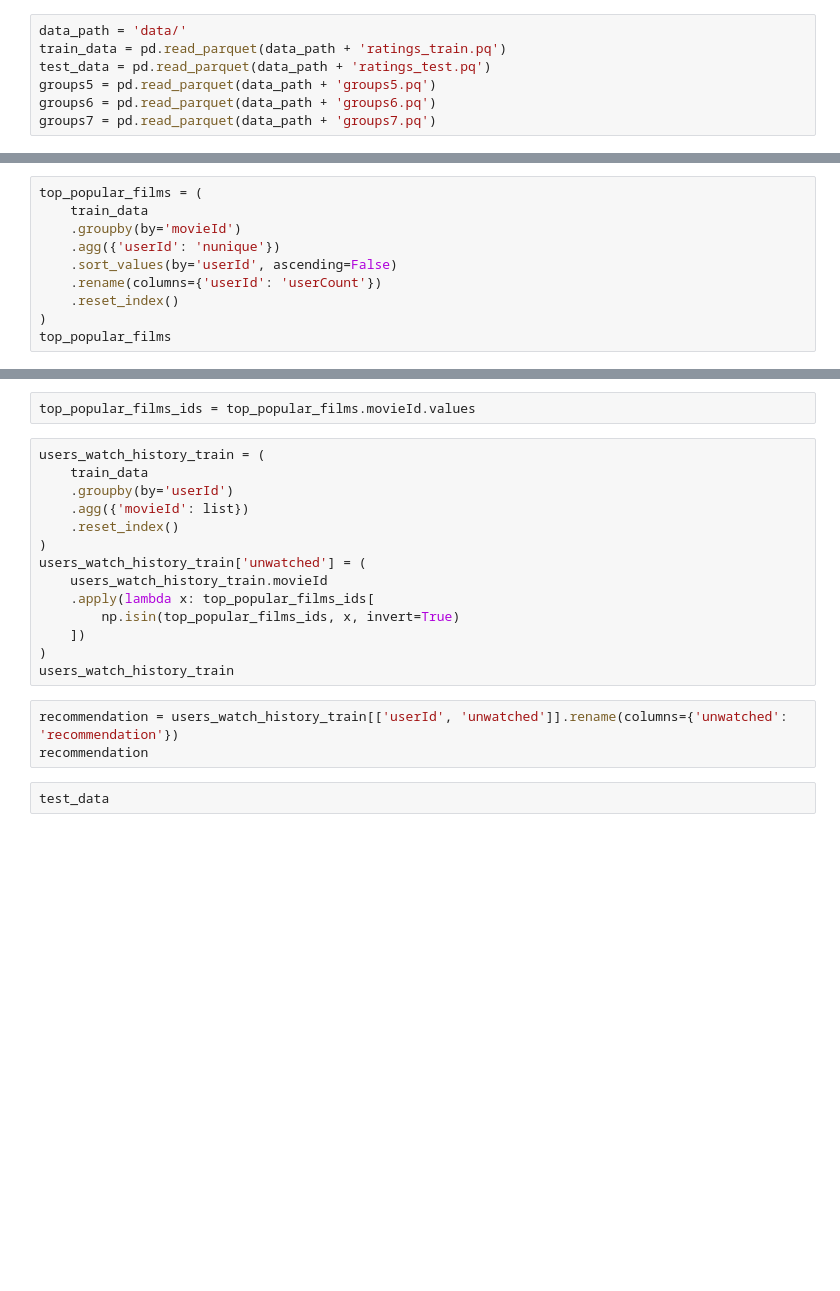
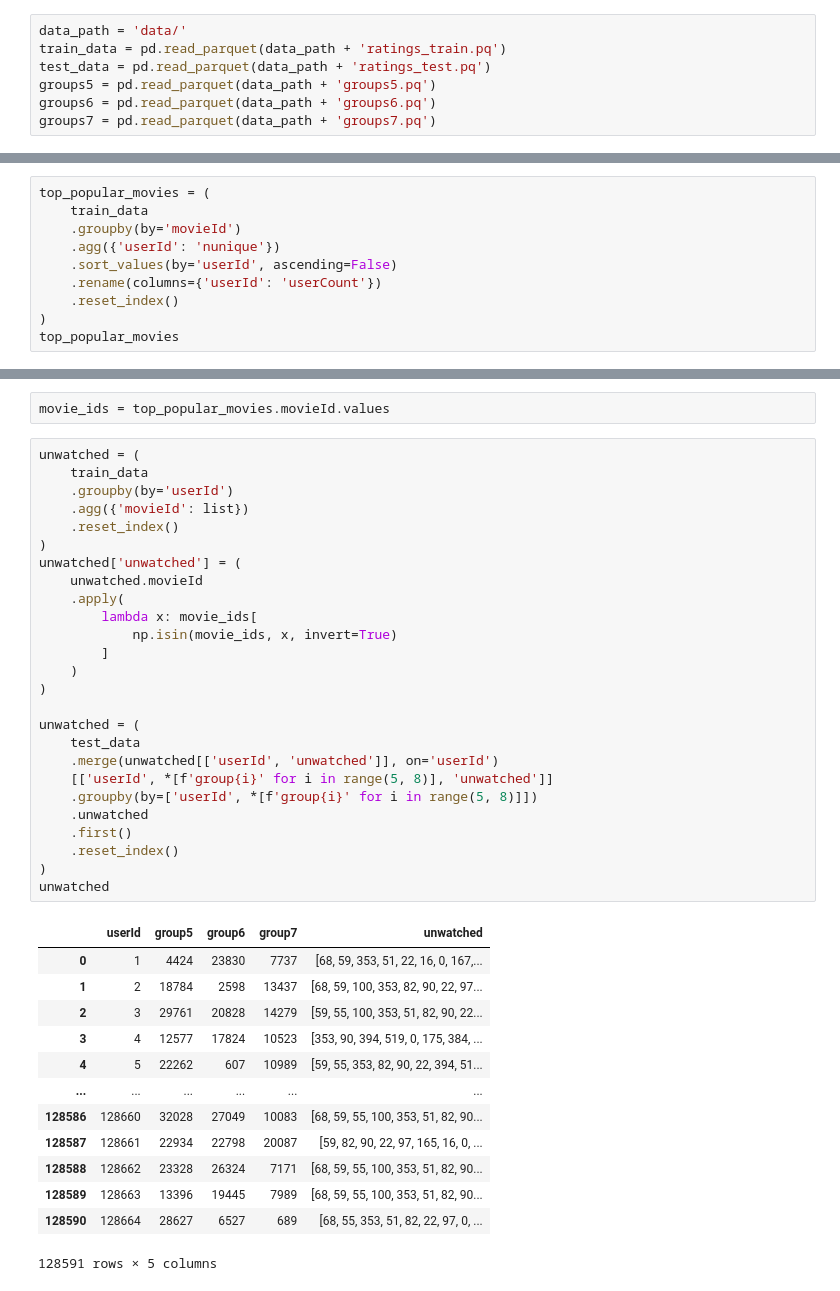
Before and after one commit to Wander1ngW1nd/MoviesGRS_MFDP, a Jupyter notebook: baseline.ipynb, the cells around one changed output, grey strips where cells are left out. Drawn from its saved outputs; the diff is of its cells as text; blank space fills up the shorter version.

```diff
--- a/baseline.ipynb
+++ b/baseline.ipynb
@@ -29,5 +51,5 @@ task = clearml.Task.init(
 # %%
-top_popular_films = (
+top_popular_movies = (
     train_data
     .groupby(by='movieId')
     .agg({'userId': 'nunique'})
@@ -35,4 +57,4 @@ top_popular_films = (
     .rename(columns={'userId': 'userCount'})
     .reset_index()
 )
-top_popular_films
+top_popular_movies
@@ -39,24 +75,45 @@ top_popular_films
 # %%
-top_popular_films_ids = top_popular_films.movieId.values
+movie_ids = top_popular_movies.movieId.values
-# %%
-users_watch_history_train = (
-    train_data
-    .groupby(by='userId')
-    .agg({'movieId': list})
-    .reset_index()
-)
-users_watch_history_train['unwatched'] = (
-    users_watch_history_train.movieId
-    .apply(lambda x: top_popular_films_ids[
-        np.isin(top_popular_films_ids, x, invert=True)
-    ])
-)
-users_watch_history_train
-# %%
-recommendation = users_watch_history_train[['userId', 'unwatched']].rename(columns={'unwatched': 'recommendation'})
-recommendation
-# %%
-test_data
+# %%
+unwatched = (
+    train_data
+    .groupby(by='userId')
+    .agg({'movieId': list})
+    .reset_index()
+)
+unwatched['unwatched'] = (
+    unwatched.movieId
+    .apply(
+        lambda x: movie_ids[
+            np.isin(movie_ids, x, invert=True)
+        ]
+    )
+)
+
+unwatched = (
+    test_data
+    .merge(unwatched[['userId', 'unwatched']], on='userId')
+    [['userId', *[f'group{i}' for i in range(5, 8)], 'unwatched']]
+    .groupby(by=['userId', *[f'group{i}' for i in range(5, 8)]])
+    .unwatched
+    .first()
+    .reset_index()
+)
+unwatched
+# %% [output]
+|  | userId | group5 | group6 | group7 | unwatched |
+| 0 | 1 | 4424 | 23830 | 7737 | [68, 59, 353, 51, 22, 16, 0, 167,... |
+| 1 | 2 | 18784 | 2598 | 13437 | [68, 59, 100, 353, 82, 90, 22, 97... |
+| 2 | 3 | 29761 | 20828 | 14279 | [59, 55, 100, 353, 51, 82, 90, 22... |
+| 3 | 4 | 12577 | 17824 | 10523 | [353, 90, 394, 519, 0, 175, 384, ... |
+| 4 | 5 | 22262 | 607 | 10989 | [59, 55, 353, 82, 90, 22, 394, 51... |
+| ... | ... | ... | ... | ... | ... |
+| 128586 | 128660 | 32028 | 27049 | 10083 | [68, 59, 55, 100, 353, 51, 82, 90... |
+| 128587 | 128661 | 22934 | 22798 | 20087 | [59, 82, 90, 22, 97, 165, 16, 0, ... |
+| 128588 | 128662 | 23328 | 26324 | 7171 | [68, 59, 55, 100, 353, 51, 82, 90... |
+| 128589 | 128663 | 13396 | 19445 | 7989 | [68, 59, 55, 100, 353, 51, 82, 90... |
+| 128590 | 128664 | 28627 | 6527 | 689 | [68, 55, 353, 51, 82, 22, 97, 0, ... |
+128591 rows × 5 columns
 # %%
 users_watch_history_test: pd.DataFrame = (
     test_data
```
Also changed, not shown: parts of 26 cells of this notebook.
